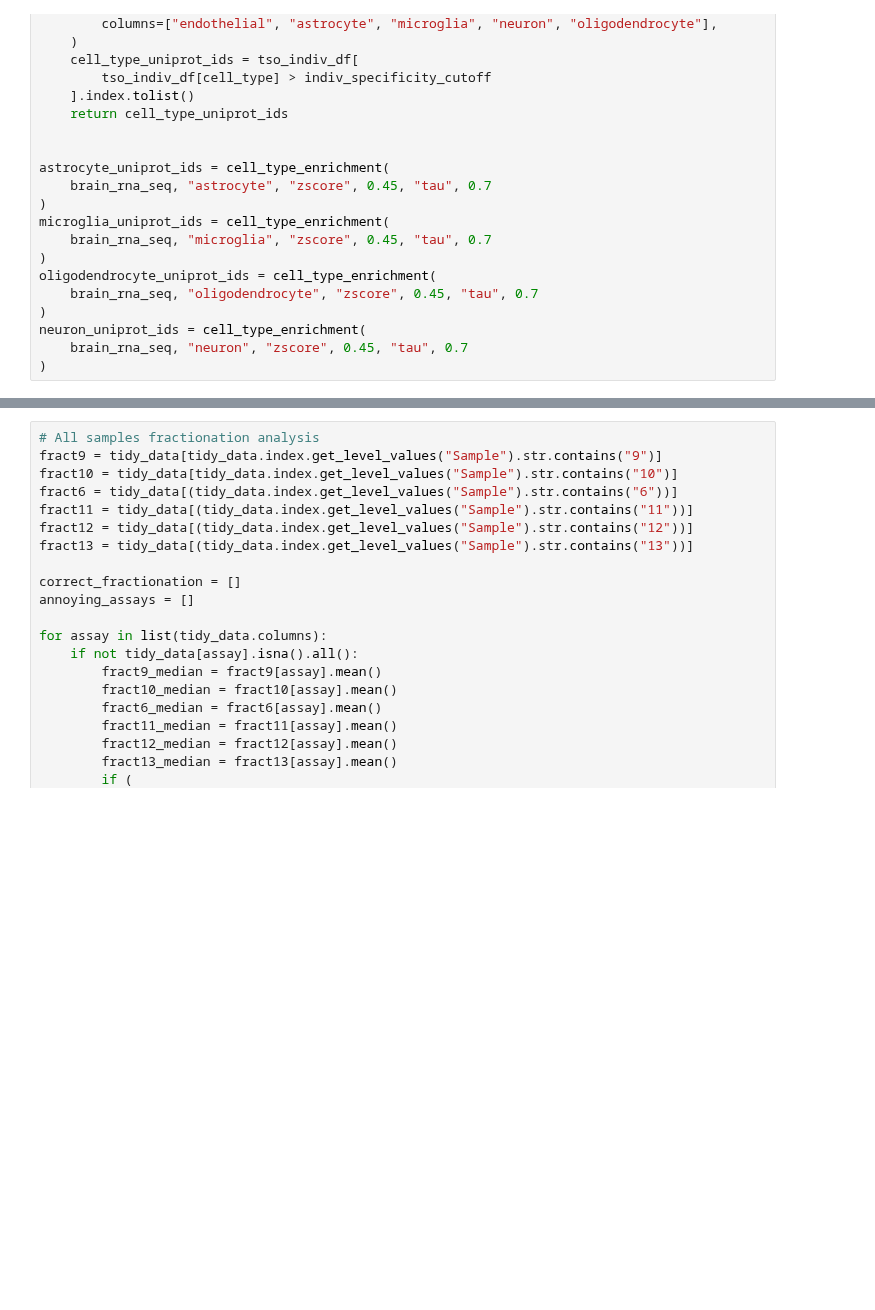
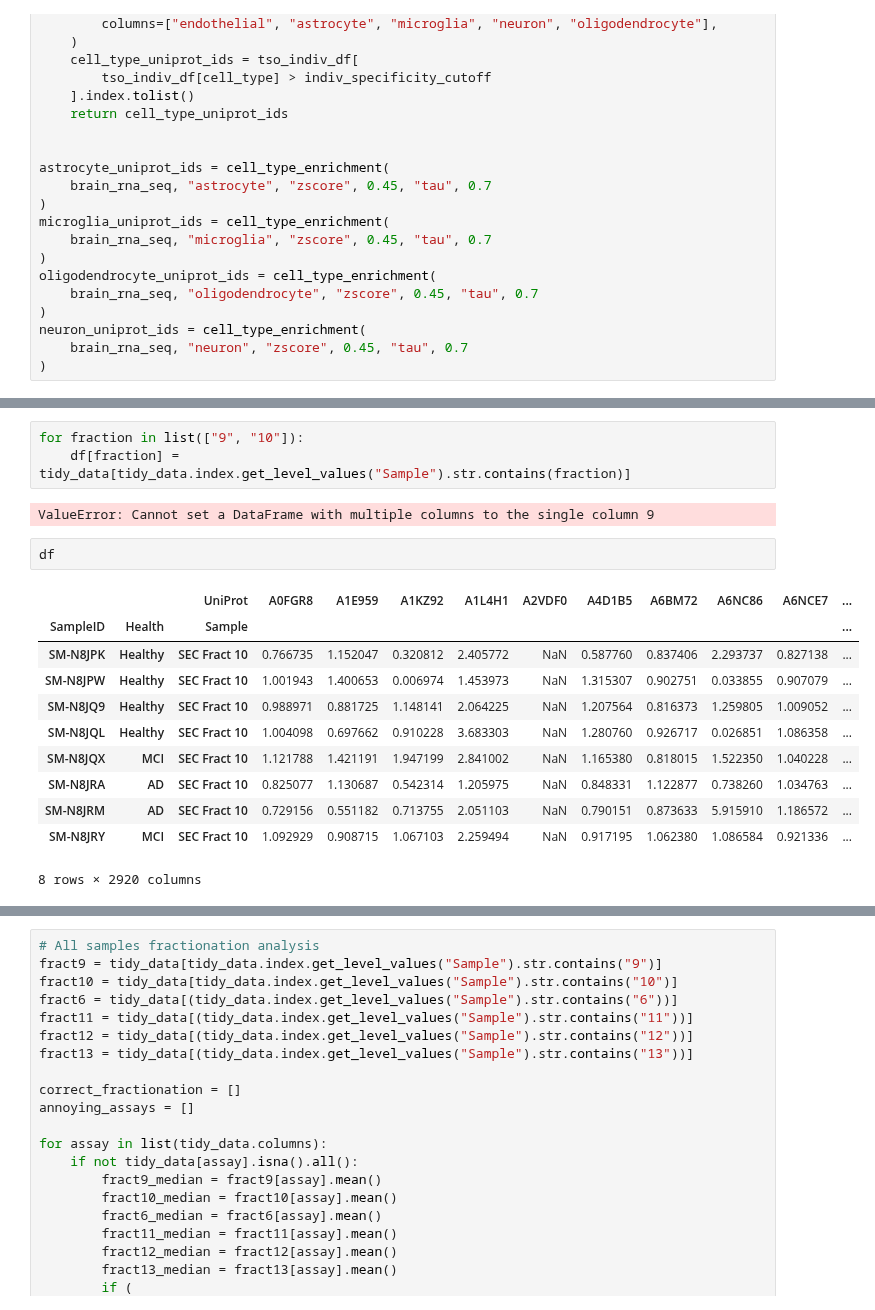
Before and after one commit to Walt-Lab/bdev_mass_spec, a Jupyter notebook: 10_analysis.ipynb, the cells around one changed output, grey strips where cells are left out. Saved outputs shown, nothing was run; the diff lists cells and outputs as text; blank space fills up the shorter version.

```diff
--- a/10_analysis.ipynb
+++ b/10_analysis.ipynb
@@ -402,2 +402,21 @@ tidy_data = raw_data_no_reps[raw_data_no_reps["Sample_Type"] == "SAMPLE"].pivot(
 )
+# %%
+for fraction in list(["9", "10"]):
+    df[fraction] = tidy_data[tidy_data.index.get_level_values("Sample").str.contains(fraction)]
+# %% [output]
+ValueError: Cannot set a DataFrame with multiple columns to the single column 9
+# %%
+df
+# %% [output]
+|  |  | UniProt | A0FGR8 | A1E959 | A1KZ92 | A1L4H1 | A2VDF0 | A4D1B5 | A6BM72 | A6NC86 | A6NCE7 | ... |
+| SampleID | Health | Sample |  |  |  |  |  |  |  |  |  | ... |
+| SM-N8JPK | Healthy | SEC Fract 10 | 0.766735 | 1.152047 | 0.320812 | 2.405772 | NaN | 0.587760 | 0.837406 | 2.293737 | 0.827138 | ... |
+| SM-N8JPW | Healthy | SEC Fract 10 | 1.001943 | 1.400653 | 0.006974 | 1.453973 | NaN | 1.315307 | 0.902751 | 0.033855 | 0.907079 | ... |
+| SM-N8JQ9 | Healthy | SEC Fract 10 | 0.988971 | 0.881725 | 1.148141 | 2.064225 | NaN | 1.207564 | 0.816373 | 1.259805 | 1.009052 | ... |
+| SM-N8JQL | Healthy | SEC Fract 10 | 1.004098 | 0.697662 | 0.910228 | 3.683303 | NaN | 1.280760 | 0.926717 | 0.026851 | 1.086358 | ... |
+| SM-N8JQX | MCI | SEC Fract 10 | 1.121788 | 1.421191 | 1.947199 | 2.841002 | NaN | 1.165380 | 0.818015 | 1.522350 | 1.040228 | ... |
+| SM-N8JRA | AD | SEC Fract 10 | 0.825077 | 1.130687 | 0.542314 | 1.205975 | NaN | 0.848331 | 1.122877 | 0.738260 | 1.034763 | ... |
+| SM-N8JRM | AD | SEC Fract 10 | 0.729156 | 0.551182 | 0.713755 | 2.051103 | NaN | 0.790151 | 0.873633 | 5.915910 | 1.186572 | ... |
+| SM-N8JRY | MCI | SEC Fract 10 | 1.092929 | 0.908715 | 1.067103 | 2.259494 | NaN | 0.917195 | 1.062380 | 1.086584 | 0.921336 | ... |
+8 rows × 2920 columns
 # %%
```
Also changed, not shown: parts of 9 cells of this notebook.
